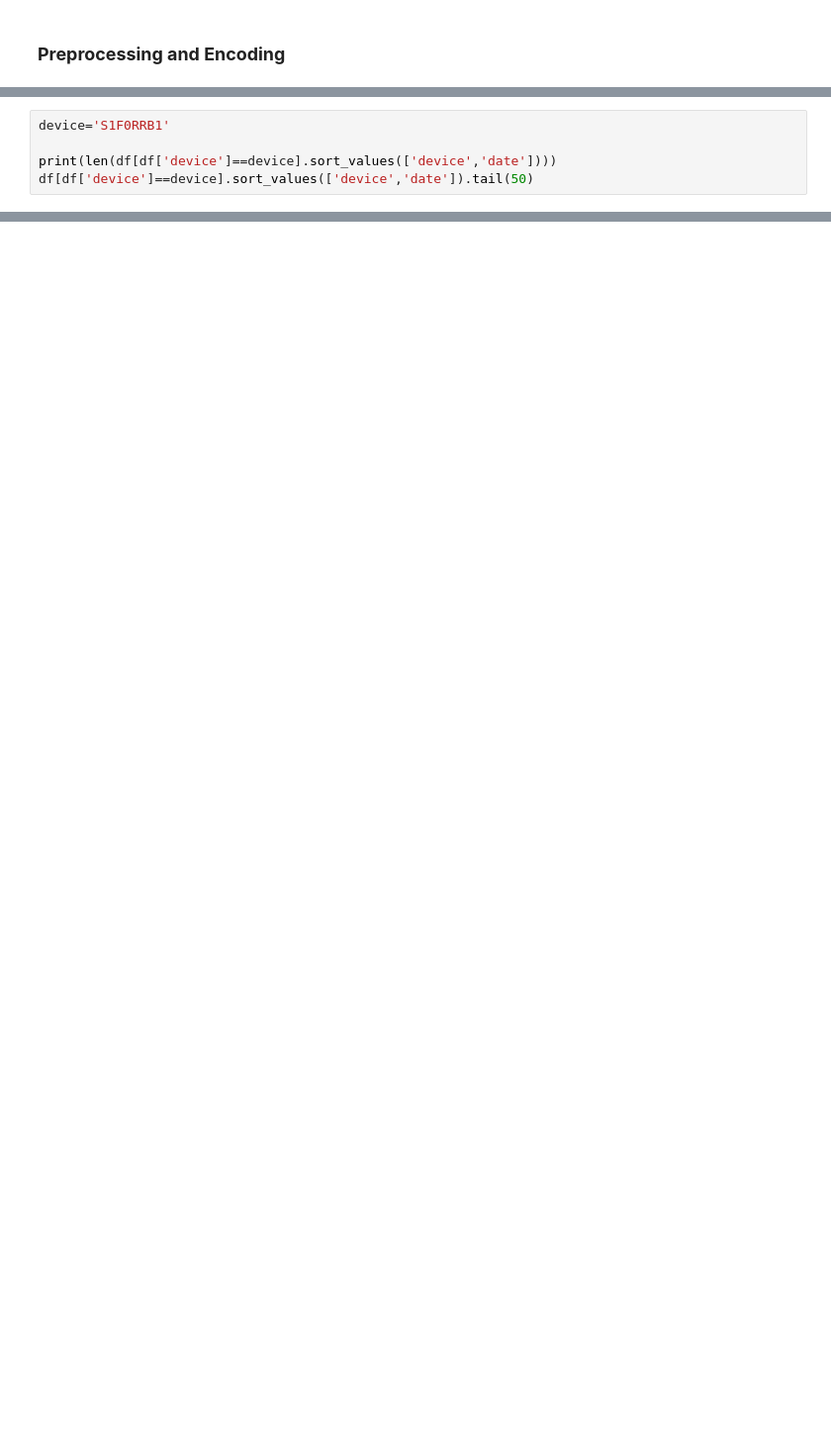
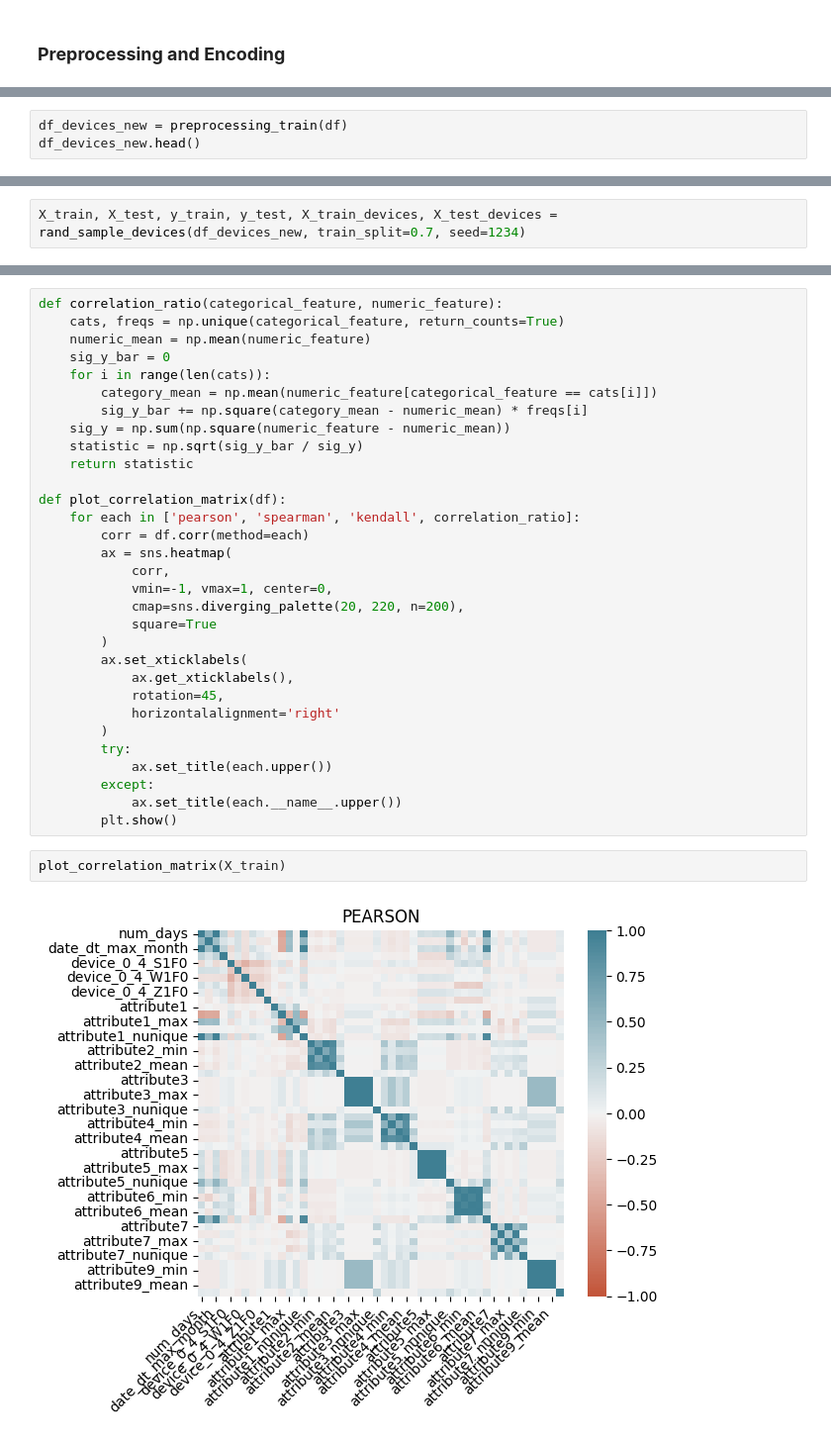
Before and after one commit to rafands/Meli_Tech_Challenge, a Jupyter notebook: prevision_de_falla.ipynb, the cells around one changed output, grey strips where cells are left out. Shown at 99% size. Saved outputs shown, nothing was run; the diff lists cells and outputs as text; blank space fills up the shorter version.

```diff
--- a/prevision_de_falla.ipynb
+++ b/prevision_de_falla.ipynb
@@ -729,5 +485,0 @@ df[df['device']==device].sort_values(['device','date']).tail(20)
-# %%
-device='S1F0RRB1'
-
-print(len(df[df['device']==device].sort_values(['device','date'])))
-df[df['device']==device].sort_values(['device','date']).tail(50)
@@ -737,0 +795,3 @@ df_test['7_8'].value_counts()
+# %%
+df_devices_new = preprocessing_train(df)
+df_devices_new.head()
@@ -737,0 +823,2 @@ df_test['7_8'].value_counts()
+# %%
+X_train, X_test, y_train, y_test, X_train_devices, X_test_devices = rand_sample_devices(df_devices_new, train_split=0.7, seed=1234)
@@ -737,0 +829,35 @@ df_test['7_8'].value_counts()
+# %%
+def correlation_ratio(categorical_feature, numeric_feature):
+    cats, freqs = np.unique(categorical_feature, return_counts=True)
+    numeric_mean = np.mean(numeric_feature)
+    sig_y_bar = 0
+    for i in range(len(cats)):
+        category_mean = np.mean(numeric_feature[categorical_feature == cats[i]])
+        sig_y_bar += np.square(category_mean - numeric_mean) * freqs[i]
+    sig_y = np.sum(np.square(numeric_feature - numeric_mean))
+    statistic = np.sqrt(sig_y_bar / sig_y)
+    return statistic
+
+def plot_correlation_matrix(df):
+    for each in ['pearson', 'spearman', 'kendall', correlation_ratio]:
+        corr = df.corr(method=each)
+        ax = sns.heatmap(
+            corr,
+            vmin=-1, vmax=1, center=0,
+            cmap=sns.diverging_palette(20, 220, n=200),
+            square=True
+        )
+        ax.set_xticklabels(
+            ax.get_xticklabels(),
+            rotation=45,
+            horizontalalignment='right'
+        )
+        try:
+            ax.set_title(each.upper())
+        except:
+            ax.set_title(each.__name__.upper())
+        plt.show()
+# %%
+plot_correlation_matrix(X_train)
+# %% [output]
+[figure, added]
```
Also changed, not shown: parts of 46 cells of this notebook, 3 other files.
